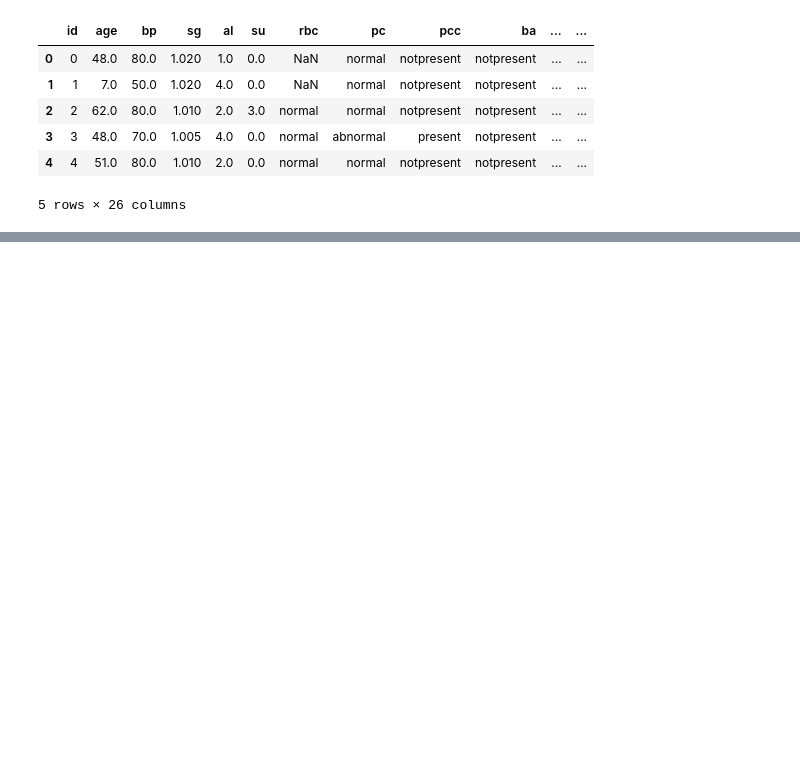
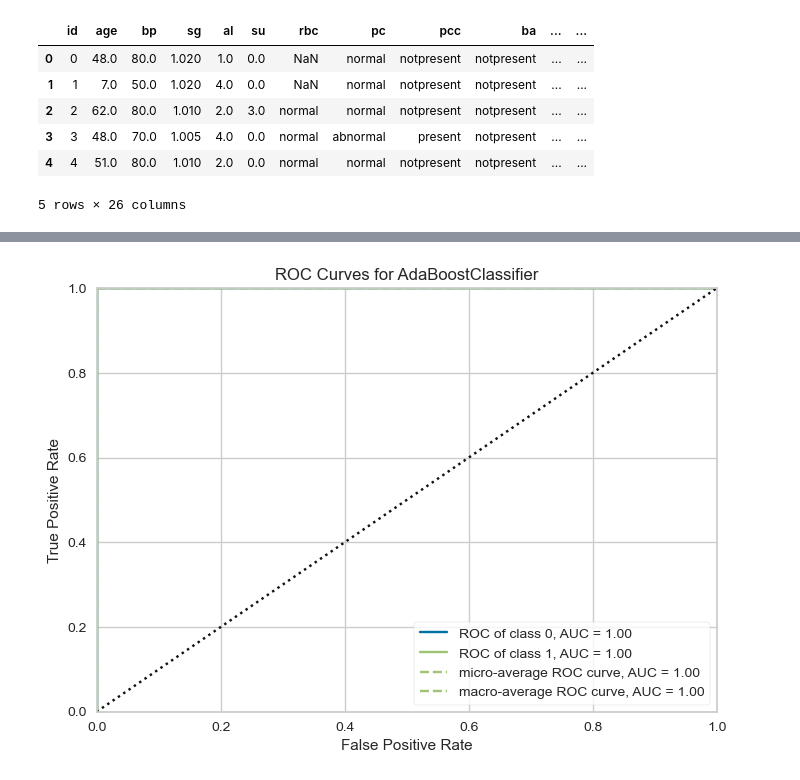
Before and after one commit to shakil2490/Chronic_Kidney_Disease_Prediction, a Jupyter notebook: CKD_Prediction.ipynb, the cells around one changed output, grey strips where cells are left out. Cells and saved outputs as stored; diff of their text form; code cells hidden in the pictures; blank space fills up the shorter version.

```diff
--- a/CKD_Prediction.ipynb
+++ b/CKD_Prediction.ipynb
@@ -240,0 +381,4 @@ setup(data, target = 'classification', session_id = 123, preprocess=True)
+# %%
+# plot roc curve
+plot_model(tuned_ada,  plot = 'auc')
+# %% [output]
@@ -240,0 +386 @@ setup(data, target = 'classification', session_id = 123, preprocess=True)
+[figure, added]
```
Also changed, not shown: parts of 29 cells of this notebook, 2 other files.
